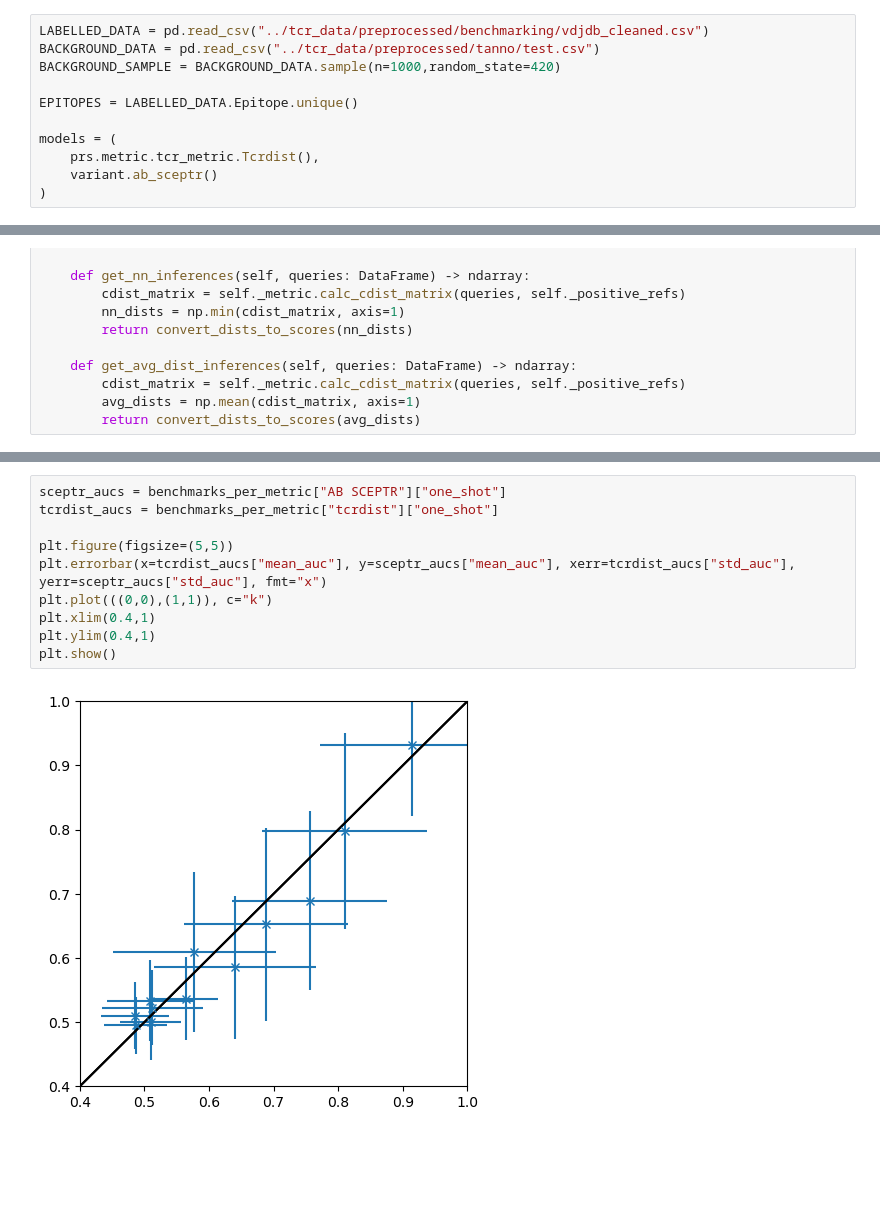
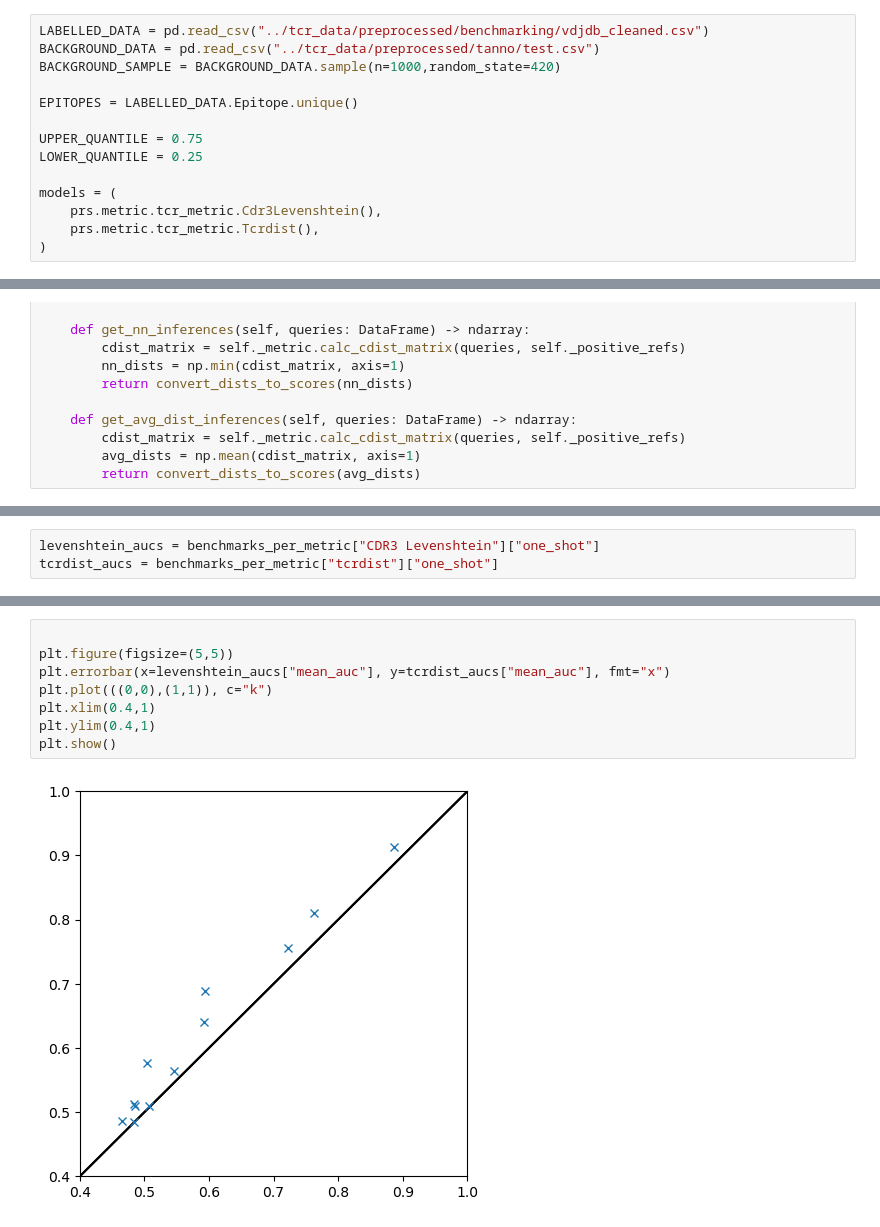
Before and after one commit to yutanagano/sceptr_publication_analyses, a Jupyter notebook: notebooks/rough_sketch_one_vs_rest.ipynb, the cells around one changed output, grey strips where cells are left out. Cells and saved outputs as stored; diff of their text form; blank space fills up the shorter version.

```diff
--- a/notebooks/rough_sketch_one_vs_rest.ipynb
+++ b/notebooks/rough_sketch_one_vs_rest.ipynb
@@ -20,9 +24,12 @@ BACKGROUND_SAMPLE = BACKGROUND_DATA.sample(n=1000,random_state=420)
 
 EPITOPES = LABELLED_DATA.Epitope.unique()
 
+UPPER_QUANTILE = 0.75
+LOWER_QUANTILE = 0.25
+
 models = (
+    prs.metric.tcr_metric.Cdr3Levenshtein(),
     prs.metric.tcr_metric.Tcrdist(),
-    variant.ab_sceptr()
 )
 # %%
 def convert_dists_to_scores(dists: ndarray) -> ndarray:
@@ -114,0 +162,3 @@ benchmarks_per_metric = {
+# %%
+levenshtein_aucs = benchmarks_per_metric["CDR3 Levenshtein"]["one_shot"]
+tcrdist_aucs = benchmarks_per_metric["tcrdist"]["one_shot"]
@@ -115,12 +181,10 @@ benchmarks_per_metric = {
 # %%
-sceptr_aucs = benchmarks_per_metric["AB SCEPTR"]["one_shot"]
-tcrdist_aucs = benchmarks_per_metric["tcrdist"]["one_shot"]
 
 plt.figure(figsize=(5,5))
-plt.errorbar(x=tcrdist_aucs["mean_auc"], y=sceptr_aucs["mean_auc"], xerr=tcrdist_aucs["std_auc"], yerr=sceptr_aucs["std_auc"], fmt="x")
+plt.errorbar(x=levenshtein_aucs["mean_auc"], y=tcrdist_aucs["mean_auc"], fmt="x")
 plt.plot(((0,0),(1,1)), c="k")
 plt.xlim(0.4,1)
 plt.ylim(0.4,1)
 plt.show()
 # %% [output]
-[figure, old version]
+[figure, new version]
```
Also changed, not shown: parts of 6 cells of this notebook, 13 other files.
